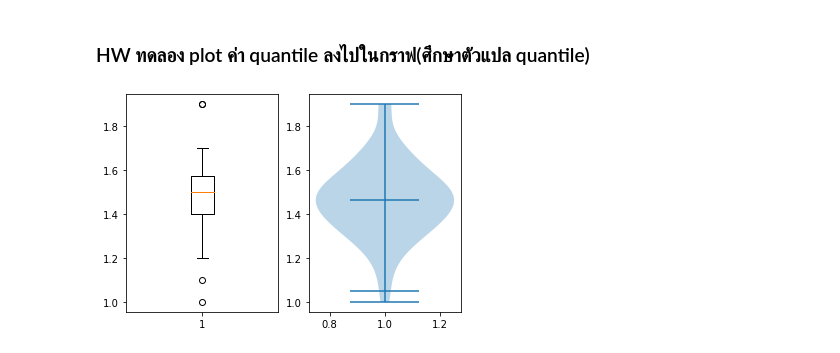
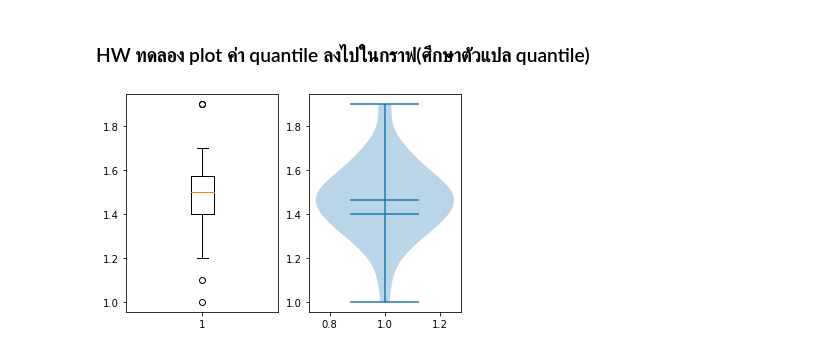
Before and after one commit to Athitiya00/data_viz_2022, a Jupyter notebook: DataViz02_Data_Distribution.ipynb, the cells around one changed output. Drawn from its saved outputs; the diff is of its cells as text; code cells hidden in the pictures.

```diff
--- a/DataViz02_Data_Distribution.ipynb
+++ b/DataViz02_Data_Distribution.ipynb
@@ -461,11 +461,11 @@ vi = plt.violinplot(df['PetalLength'][:50],showmeans=True)
 # %%
 plt.subplot(1,2,1)
 bb = plt.boxplot(df['PetalLength'][:50])
 q1 = bb['boxes'][0].get_ydata()[0]
 q2 = bb['medians'][0].get_ydata()[0]
 q3 = bb['boxes'][0].get_ydata()[2]
 
 plt.subplot(1,2,2)
-vi = plt.violinplot(df['PetalLength'][:50],showmeans=True,quantiles = [0.01])
+vi = plt.violinplot(df['PetalLength'][:50],showmeans=True,quantiles = [0.25])
 # %% [output]
-[figure, old version]
+[figure, new version]
```
